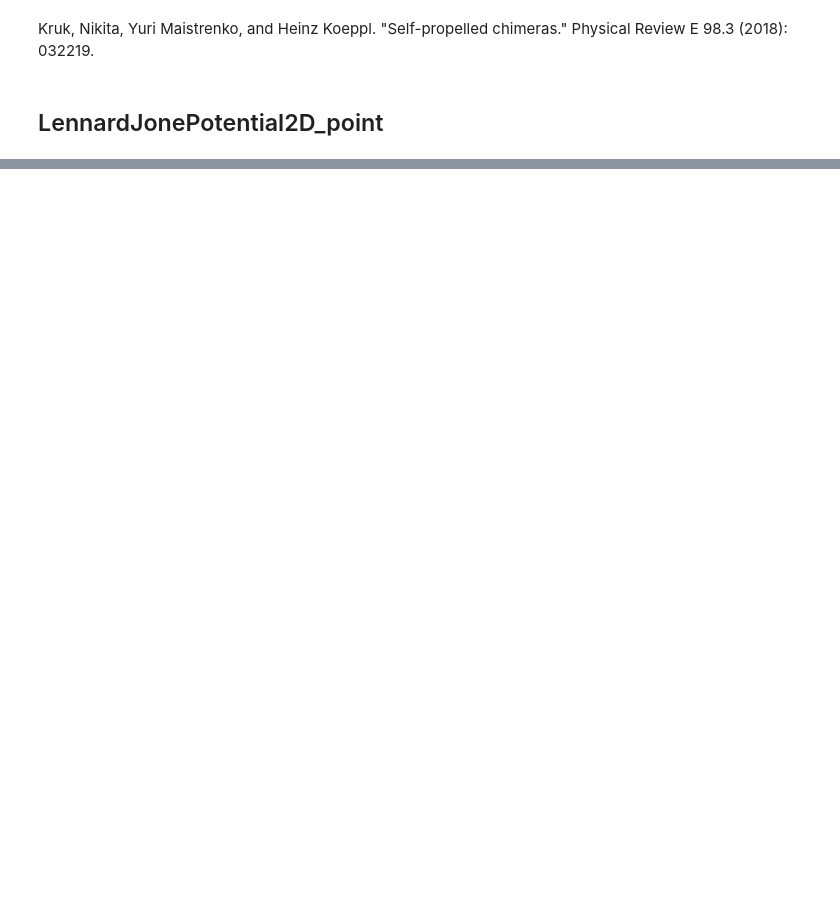
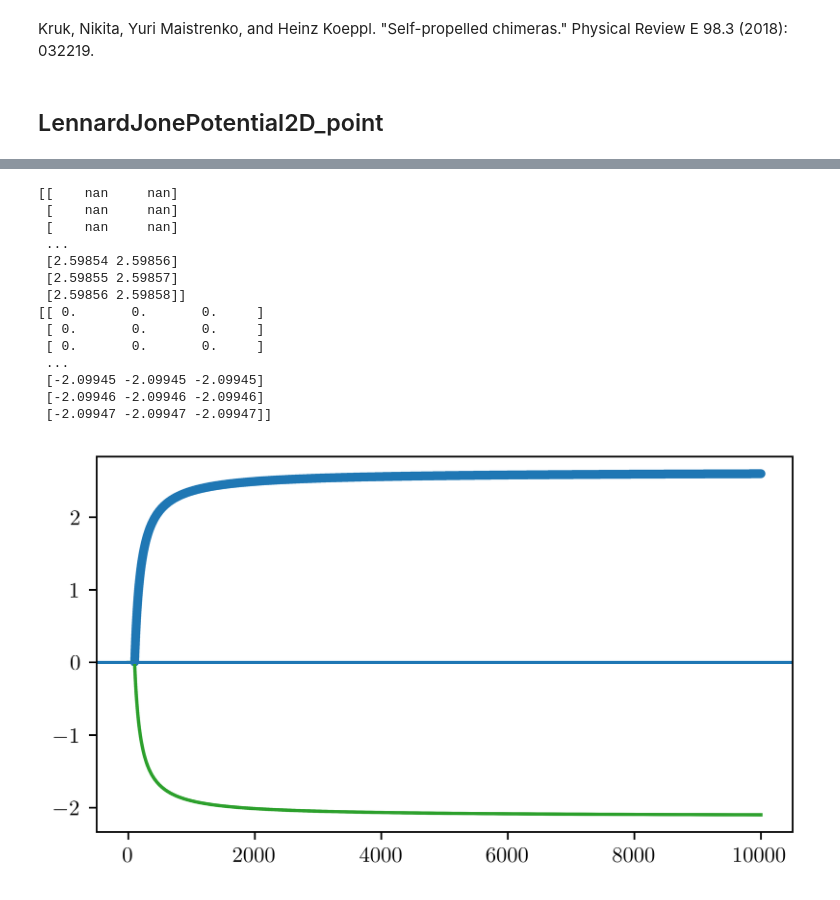
Before and after one commit to pcmagic/ActiveMatter, a Jupyter notebook: collectiveFish/try_phaseLag2D.ipynb, the cells around one changed output, grey strips where cells are left out. Drawn from its saved outputs; the diff is of its cells as text; code cells hidden in the pictures; blank space fills up the shorter version.

Commit message:
lyapunov exponents for Kuramoto and Sakaguchi-Kuramoto models.

```diff
--- a/collectiveFish/try_phaseLag2D.ipynb
+++ b/collectiveFish/try_phaseLag2D.ipynb
@@ -223,3 +226,37 @@ Solve, usage time: 0:00:05.845235
+# %%
+from act_codeStore import support_fun_kuramoto as spk
+
+Lyp_ign = 1e2
+lmd_all1 = spk.Lyp_QR_Sakaguchi_kuramoto(prb1, tqdm_fun=tqdm_notebook, Lyp_ign=Lyp_ign)
+lmd_obj1 = spk.Lyp_obj_Sakaguchi_kuramoto(prb1, tqdm_fun=tqdm_notebook, Lyp_ign=Lyp_ign)
+
+# show ------------------------------------------------
+figsize = np.array((16, 9)) * 0.3
+dpi = 1000
+fig, axi = plt.subplots(1, 1, figsize=figsize, dpi=dpi, constrained_layout=True)
+fig.patch.set_facecolor('white')
+axi.plot(prb1.t_hist, lmd_all1, '.C0')
+axi.plot(prb1.t_hist, lmd_obj1, '-C2')
+axi.axhline(0)
+# print(lmd_list1)
+print(lmd_all1)
+print(lmd_obj1)
+# %% [output]
+[[    nan     nan]
+ [    nan     nan]
+ [    nan     nan]
+ ...
+ [2.59854 2.59856]
+ [2.59855 2.59857]
+ [2.59856 2.59858]]
+[[ 0.       0.       0.     ]
+ [ 0.       0.       0.     ]
+ [ 0.       0.       0.     ]
+ ...
+ [-2.09945 -2.09945 -2.09945]
+ [-2.09946 -2.09946 -2.09946]
+ [-2.09947 -2.09947 -2.09947]]
+[figure, added]
 # %%
 %matplotlib inline
 
```
Also changed, not shown: parts of 3 cells of this notebook, 6 other files.
